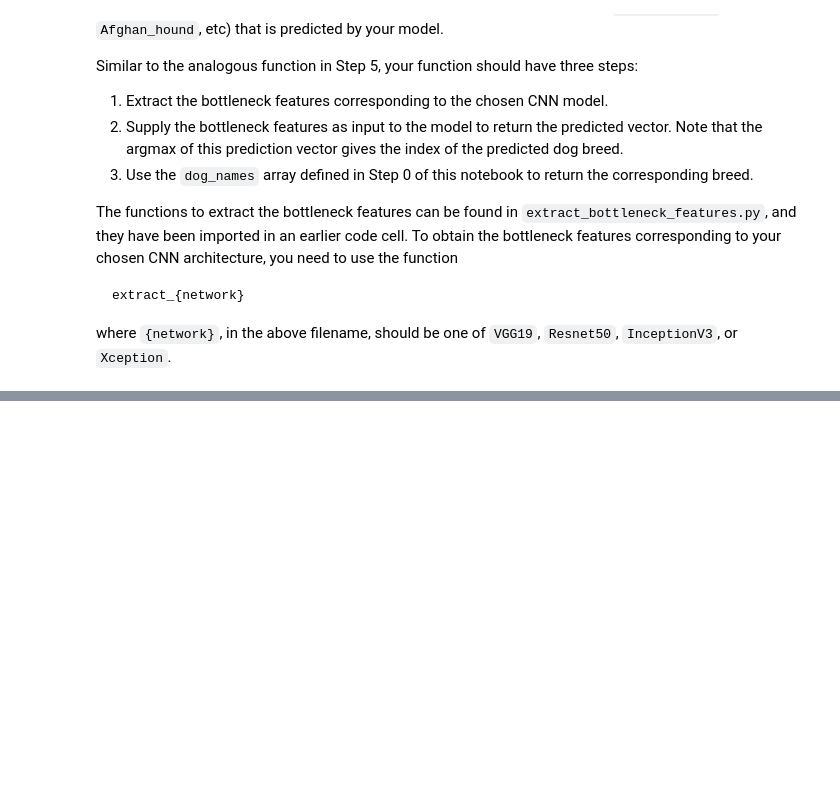
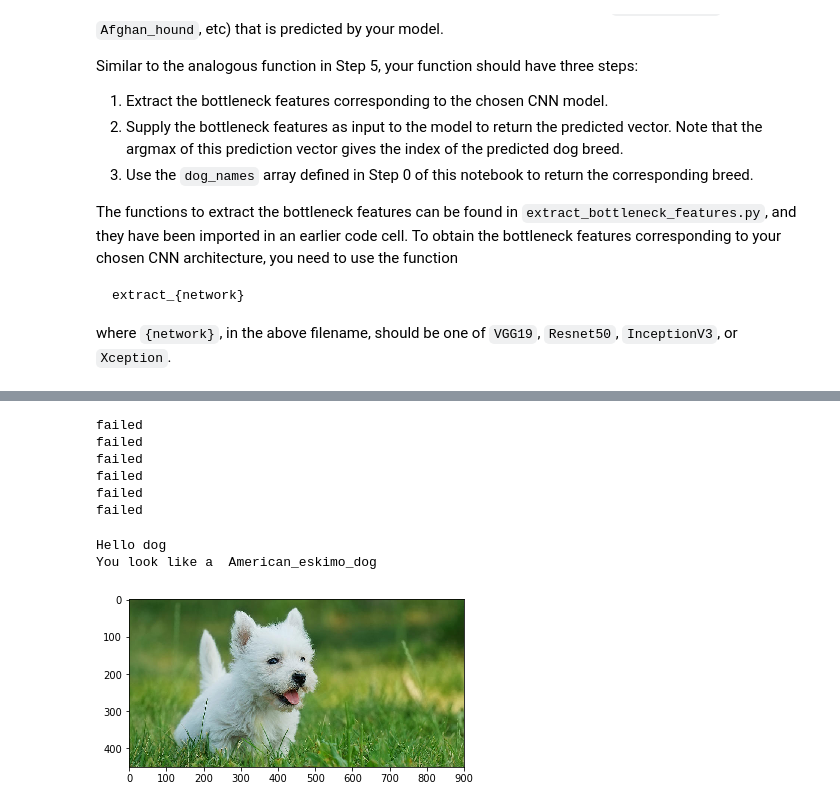
Before and after one commit to Worulz/AIND-2017, a Jupyter notebook: dog-project/dog_app.ipynb, the cells around one changed output, grey strips where cells are left out. Saved outputs shown, nothing was run; the diff lists cells and outputs as text; code cells hidden in the pictures; blank space fills up the shorter version.

```diff
--- a/dog-project/dog_app.ipynb
+++ b/dog-project/dog_app.ipynb
@@ -641,3 +800,13 @@ where `{network}`, in the above filename, should be one of `VGG19`, `Resnet50`,
 # %%
 ### TODO: Write a function that takes a path to an image as input
 ### and returns the dog breed that is predicted by the model.
+
+from extract_bottleneck_features import *
+
+def resnet50_predict_breed(img_path):
+    # extract bottleneck features
+    bottleneck_feature = extract_Resnet50(path_to_tensor(img_path))
+    # obtain predicted vector
+    predicted_vector = resnet50_model.predict(bottleneck_feature)
+    # return dog breed that is predicted by the model
+    return dog_names[np.argmax(predicted_vector)]
@@ -682,0 +887,46 @@ __Answer:__
+# %%
+## TODO: Execute your algorithm from Step 6 on
+## at least 6 images on your computer.
+## Feel free to use as many code cells as needed.
+import os
+import matplotlib.pyplot as plt
+from keras.preprocessing import image
+%matplotlib inline
+
+dir_path = "testImages"
+
+im_names = {
+    "images":
+    [
+    "1200px-Welchcorgipembroke.JPG","West-Highland-White-Terrier-3.jpg",
+    "Andrew-Ng-Pioneer-Summit-2016-rectangle.jpg", "z7XZUARB.jpg",
+    "siberian-husky-dog-breed-pictures-3.jpg", "e8b493196722971f0f6ba91076f7f6df.jpg"
+    ]
+}
+
+for img_path in im_names["images"]:
+    image = os.path.join(dir_path, img_path)
+    if os.path.isfile(image):
+        #plt.imshow(test)
+        #plt.show
+        try:
+            detect(image)
+        except:
+            print("failed")
+
+# ^ my loop didn't work =[
+# Attribute: str error.
+# %% [output]
+failed
+failed
+failed
+failed
+failed
+failed
+# %%
+from keras.preprocessing import image
+detect("testImages/West-Highland-White-Terrier-3.jpg")
+# %% [output]
+Hello dog
+You look like a  American_eskimo_dog
+[figure, added]
```
Also changed, not shown: parts of 34 cells of this notebook, 6 other files.
